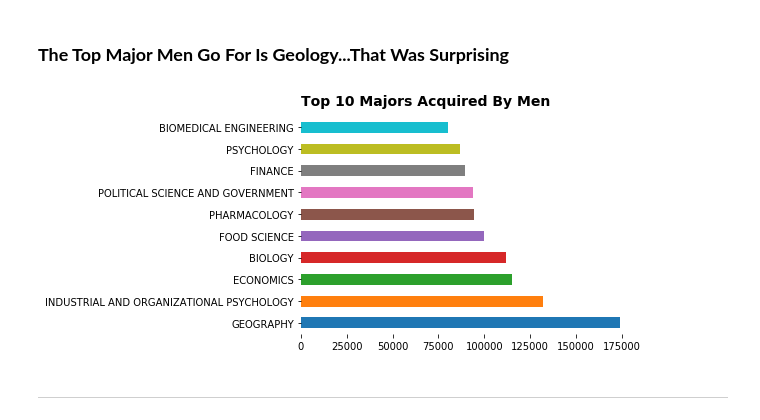
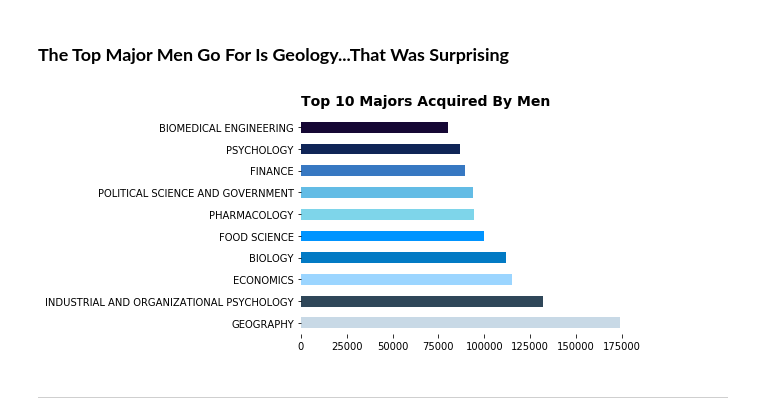
Before and after one commit to LambdaSchool/DS-Unit-1-Sprint-5-Data-Storytelling-Blog-Post, a Jupyter notebook: College_Majors_Theory.ipynb, the cells around one changed output. Cells and saved outputs as stored; diff of their text form; code cells hidden in the pictures.

```diff
--- a/College_Majors_Theory.ipynb
+++ b/College_Majors_Theory.ipynb
@@ -258,19 +258,20 @@ men = men_majors.nlargest(10, 'Men')
 # %%
 # Plotting top 10 mens categories for majors
 # Plotting the top 10 largest
-ax = men.plot.barh(x='Major', y='Men')
+cmap = ['#C8D9E6', '#2F4759', '#9BD5FF', '#027AC4', '#0094FF', '#7ED5EA', '#63BCE5', '#3778C2', '#0F2557', '#150734']
+ax = men.plot.barh(x='Major', y='Men', color=cmap)
 #fig.patch.set_facecolor('#ececec')
 # Title and Subtitle
 ax.text(s="Top 10 Majors Acquired By Men ", y=10, x=-5, fontsize=14, fontweight='semibold')
 # The little details
 ax.spines['top'].set_visible(False)
 ax.spines['right'].set_visible(False)
 ax.spines['bottom'].set_visible(False)
 ax.spines['left'].set_visible(False)
 ax.set_ylabel('')
 ax.get_legend().remove();
 # %% [output]
-[figure, old version]
+[figure, new version]
 # %% [markdown]
 
 
```
Also changed, not shown: parts of 4 cells of this notebook.
